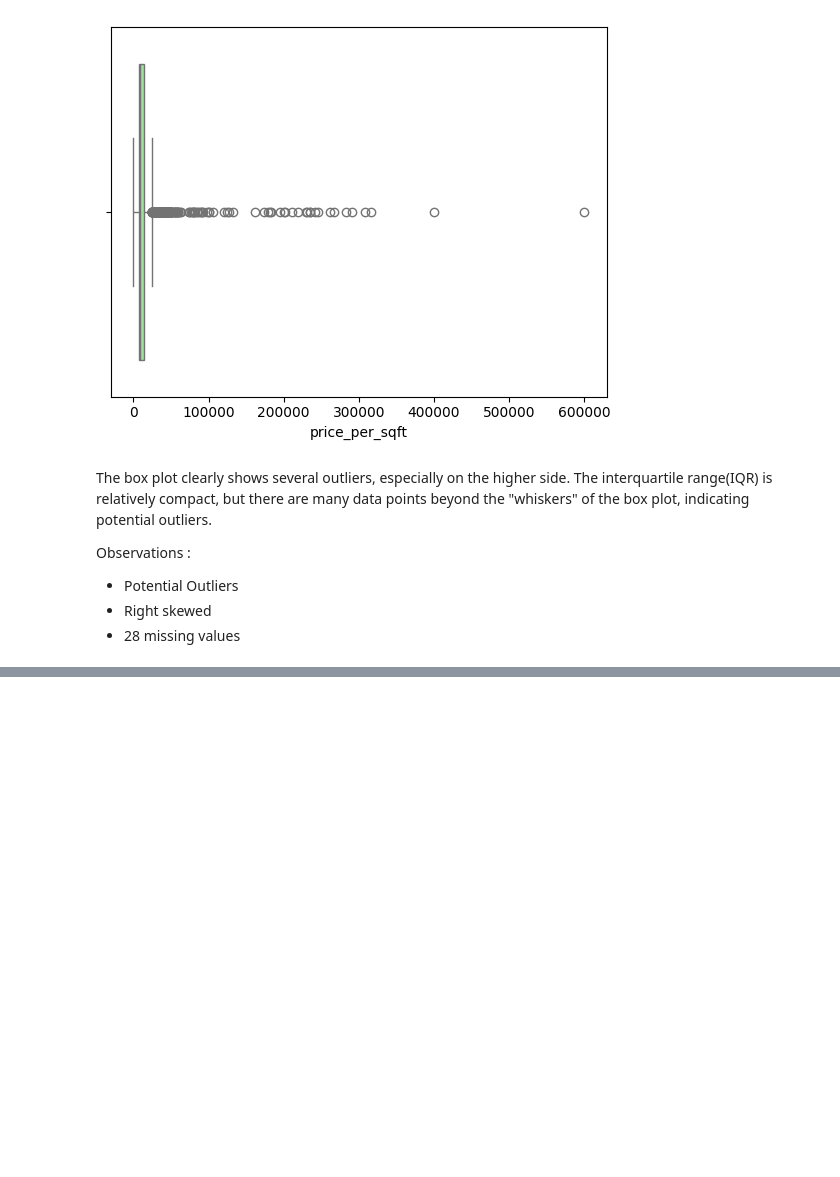
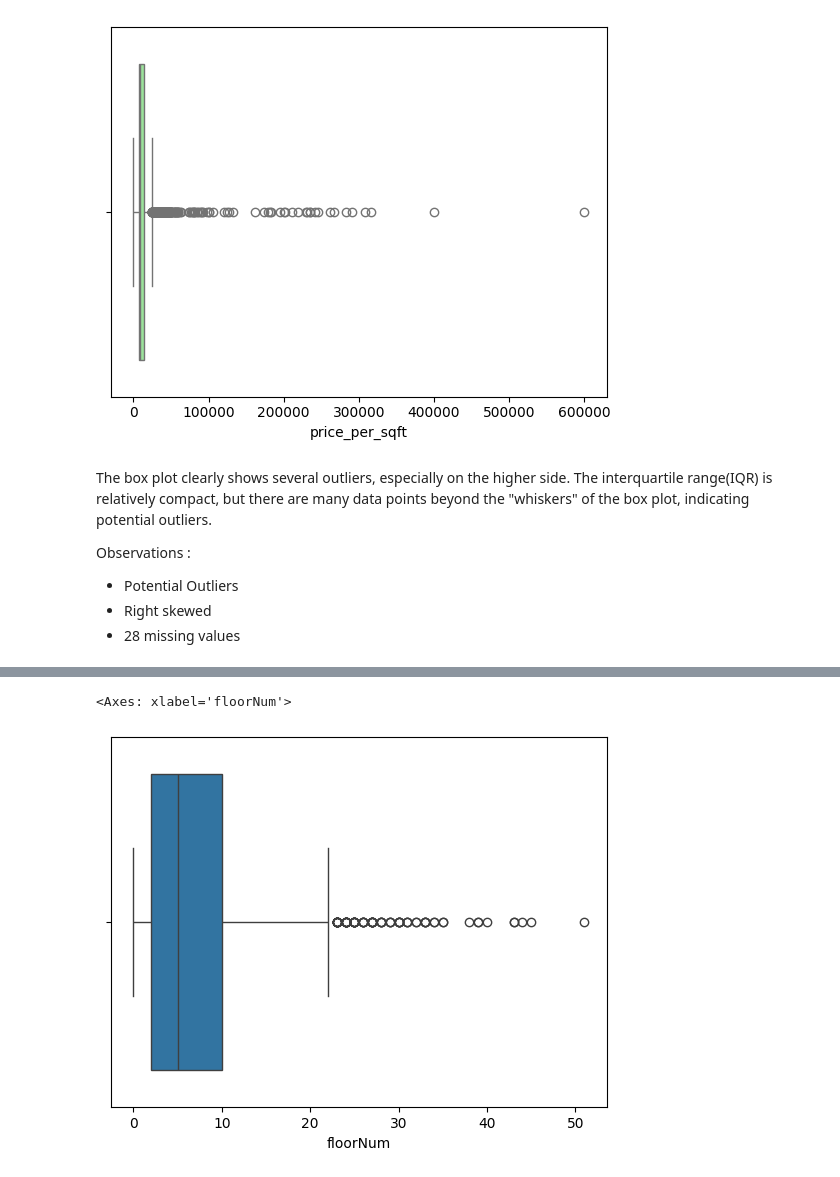
Before and after one commit to garvit1408/NestWise-, a Jupyter notebook: 4 - EDA/eda-univariate-analysis.ipynb, the cells around one changed output, grey strips where cells are left out. Cells and saved outputs as stored; diff of their text form; code cells hidden in the pictures; blank space fills up the shorter version.

```diff
--- a/4 - EDA/eda-univariate-analysis.ipynb
+++ b/4 - EDA/eda-univariate-analysis.ipynb
@@ -379,0 +499,5 @@ Observations :
+# %%
+sns.boxplot(x=df['floorNum'])
+# %% [output]
+<Axes: xlabel='floorNum'>
+[figure, added]
```
Also changed, not shown: parts of 28 cells of this notebook.
